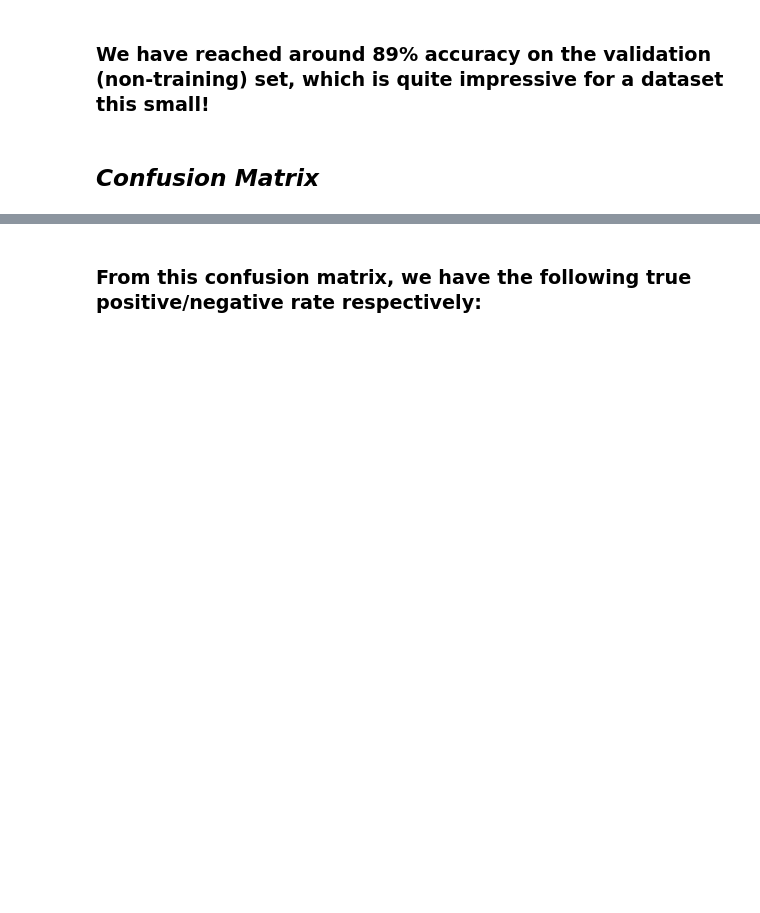
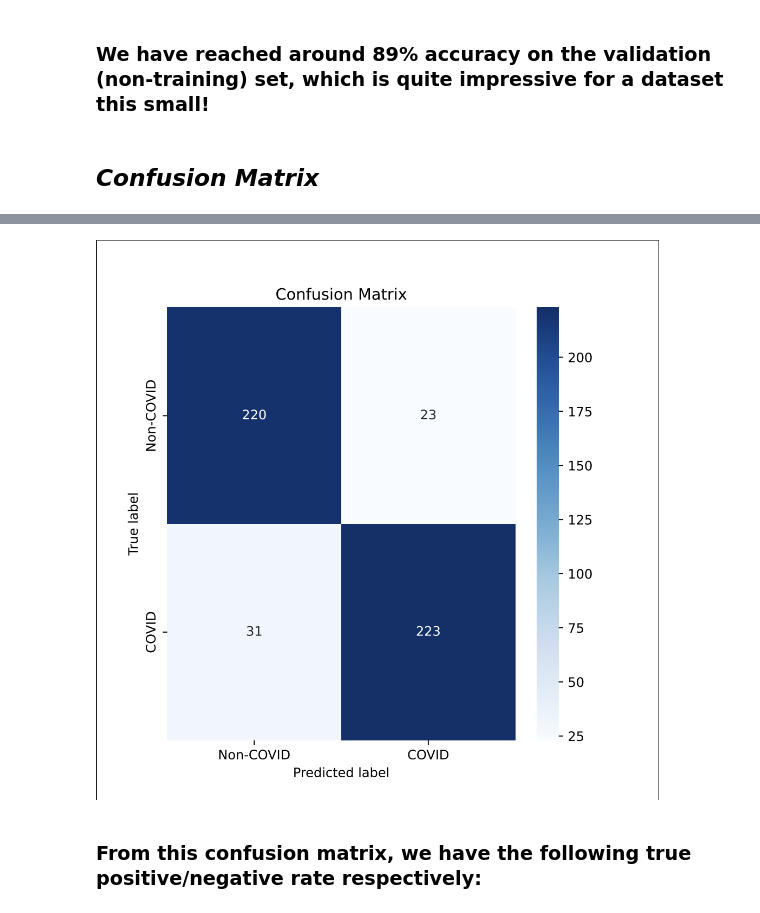
Before and after one commit to Nitinthepic/medical_classifier, a Jupyter notebook: report.ipynb, the cells around one changed output, grey strips where cells are left out. Cells and saved outputs as stored; diff of their text form; code cells hidden in the pictures; blank space fills up the shorter version.

Commit message:
write-up image width not compliant

```diff
--- a/report.ipynb
+++ b/report.ipynb
@@ -89,5 +89,5 @@ metrics.loc[[99]]
 # %% [markdown]
 ## ***Confusion Matrix***
 # %%
-Image(filename='confusion_matrix.png')
+Image(filename='confusion_matrix.png', width=800)
 # %% [output]
@@ -95,3 +94,4 @@ Image(filename='confusion_matrix.png')
+[figure, added]
 # %% [markdown]
 ### From this confusion matrix, we have the following true positive/negative rate respectively:
 # %%
```
Also changed, not shown: parts of 2 cells of this notebook.
